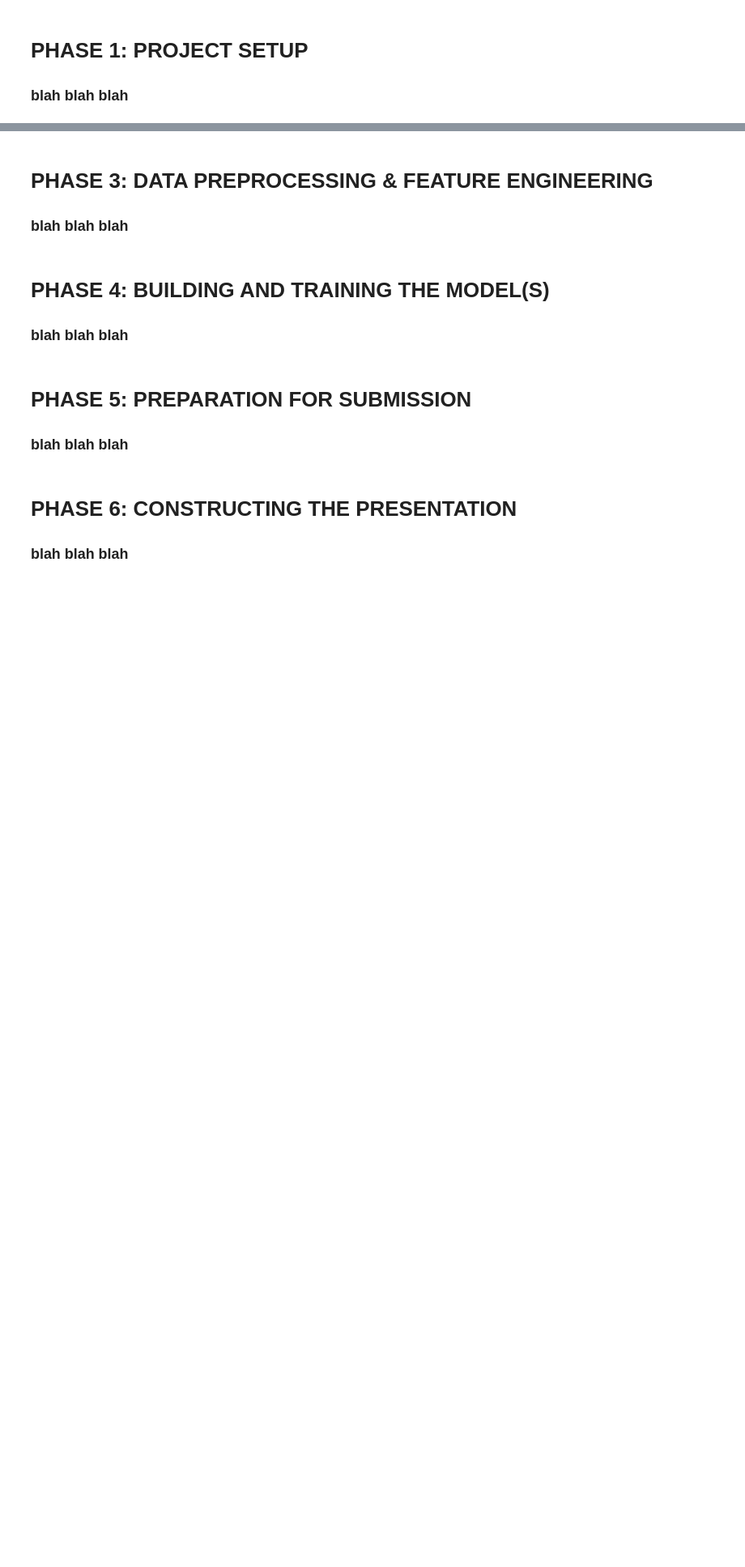
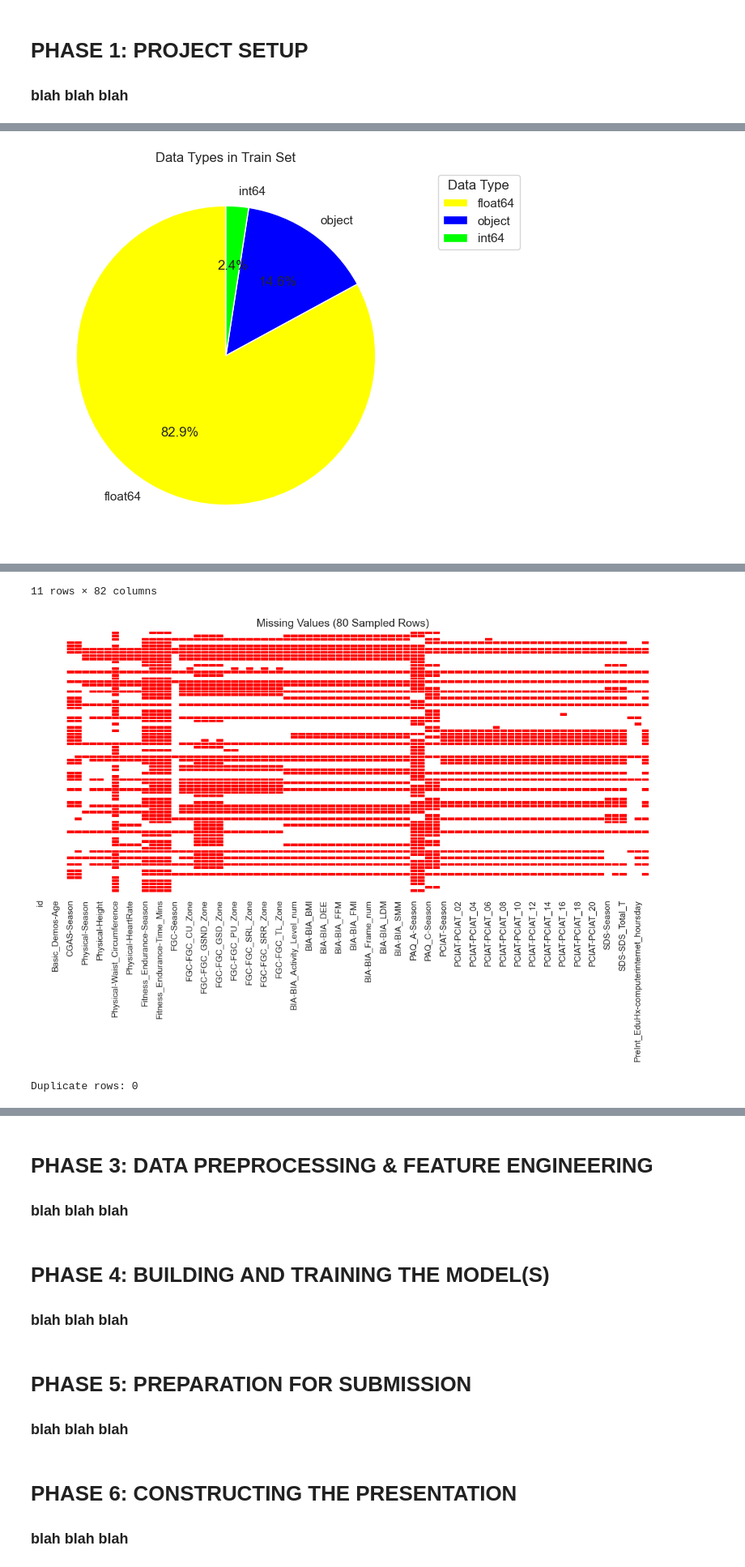
Before and after one commit to tomragus/CMI-PIU-Model, a Jupyter notebook: notebooks/CMI-PIU_notebook_draft.ipynb, the cells around one changed output, grey strips where cells are left out. Shown at 81% size. Cells and saved outputs as stored; diff of their text form; code cells hidden in the pictures; blank space fills up the shorter version.

```diff
--- a/notebooks/CMI-PIU_notebook_draft.ipynb
+++ b/notebooks/CMI-PIU_notebook_draft.ipynb
@@ -7,10 +7,16 @@ import numpy as np
 import matplotlib.pyplot as plt
 import seaborn as sns
 
+from matplotlib.colors import ListedColormap
+
 train = pd.read_csv("/Users/tomragus/Library/CloudStorage/OneDrive-UCSanDiego/CMI-PIU-Model/data/train.csv")
 test = pd.read_csv("/Users/tomragus/Library/CloudStorage/OneDrive-UCSanDiego/CMI-PIU-Model/data/test.csv")
 data_dict = pd.read_csv("/Users/tomragus/Library/CloudStorage/OneDrive-UCSanDiego/CMI-PIU-Model/data/data_dictionary.csv")
 sample_sub = pd.read_csv("/Users/tomragus/Library/CloudStorage/OneDrive-UCSanDiego/CMI-PIU-Model/data/sample_submission.csv")
+
+sns.set_theme(style="whitegrid")
+%matplotlib inline
+
 
 display(train.head())
 print(f"Train shape: {train.shape}")
@@ -47,3 +53,70 @@ Test shape: (20, 59)
 ### blah blah blah
 # %%
-# write code here
+print("Shape of dataset:", train.shape)
+print("\nData types:\n", train.dtypes)
+
+dtype_df = train.dtypes.reset_index()
+dtype_df.columns = ["feature", "dtype"]
+
+dtype_counts = dtype_df["dtype"].value_counts().reset_index()
+dtype_counts.columns = ["dtype", "count"]
+
+# visualize data types
+plt.figure(figsize=(8, 6))
+plt.pie(dtype_counts["count"],
+        labels=dtype_counts["dtype"],
+        colors=["#ffff00", "#0000ff", "#00ff00"],
+        autopct='%1.1f%%',
+        startangle=90)
+plt.title("Data Types in Train Set")
+plt.legend(title="Data Type", bbox_to_anchor=(1.05, 1), loc='upper left')
+plt.show()
+
+# descriptive statistics
+display(train.describe(include='all'))
+
+# visualize missing values
+sampled = train.sample(80, random_state=42)
+
+# create the red & white heatmap
+cmap = ListedColormap(["#ffffff", "#ff0000"])  # white & red
+plt.figure(figsize=(14, 6))
+sns.heatmap(sampled.isnull(),
+            cbar=False,
+            cmap=cmap,
+            yticklabels=False,
+            linewidths=0.5,
+            linecolor="white")
+plt.title("Missing Values (80 Sampled Rows)", fontsize=14)
+plt.show()
+
+# remove duplicate rows
+duplicate_count = train.duplicated().sum()
+print(f"Duplicate rows: {duplicate_count}")
+
+# Histograms for numeric columns
+train.hist(figsize=(12, 8))
+plt.tight_layout()
+plt.show()
+
+# Boxplots for numeric columns
+for col in train.select_dtypes(include='number').columns:
+    plt.figure()
+    sns.boxplot(x=train[col])
+    plt.title(f'Boxplot of {col}')
+    plt.show()
+
+# for categorical vallues - check the number of unique values
+
+
+
+# identify individual features for univariate analysis. NUM & CATEGORICAL
+
+# identify features for bivariate analysis (features vs. target variable [sii]). NUM vs. sii, CATEGORICAL vs. sii
+
+# identify features for multivariate analysis (relationships between multiple features)
+
+
+
+# actigraphy data EDA
+# %% [output]
@@ -49,0 +138 @@ Test shape: (20, 59)
+[figure, added]
@@ -49,0 +151,3 @@ Test shape: (20, 59)
+11 rows × 82 columns
+[figure, added]
+Duplicate rows: 0
```
Also changed, not shown: parts of 2 cells of this notebook.
